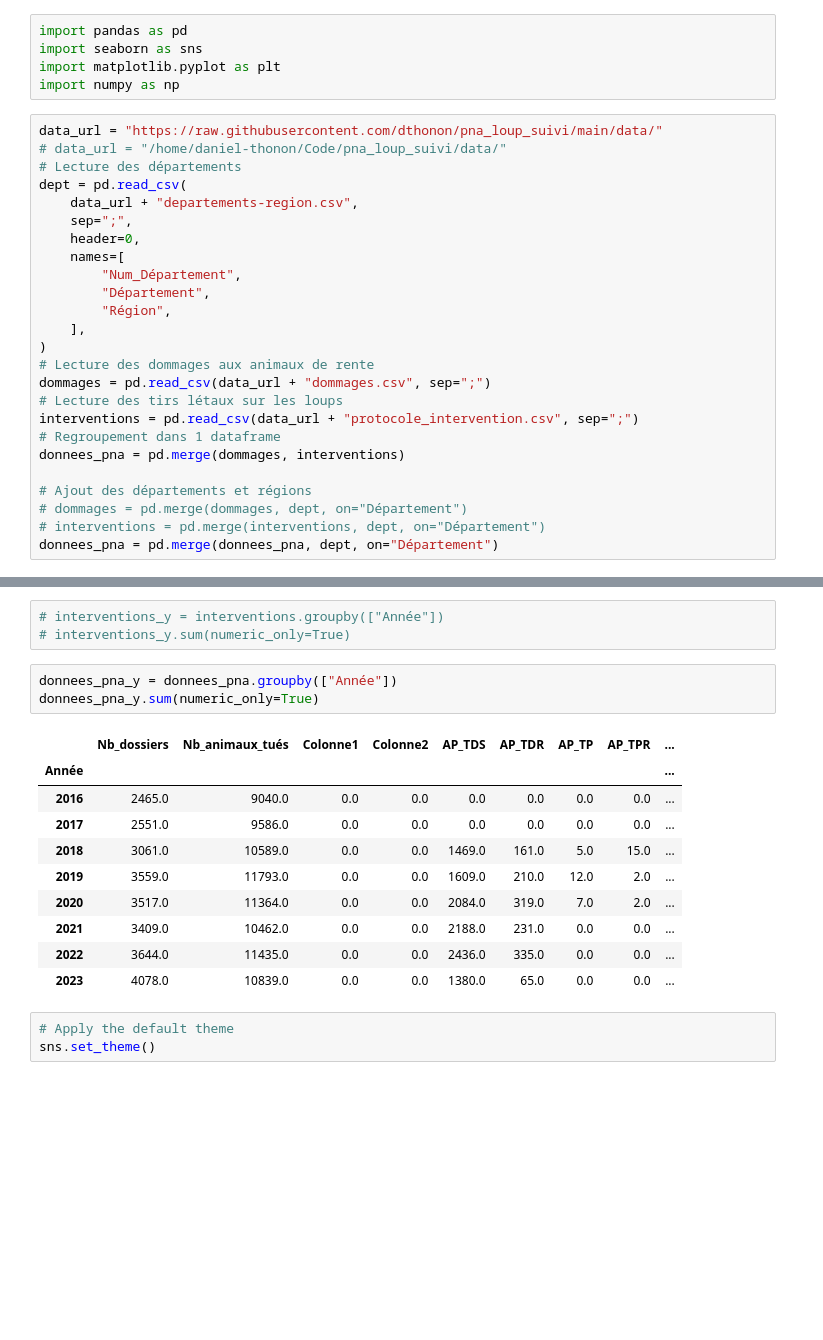
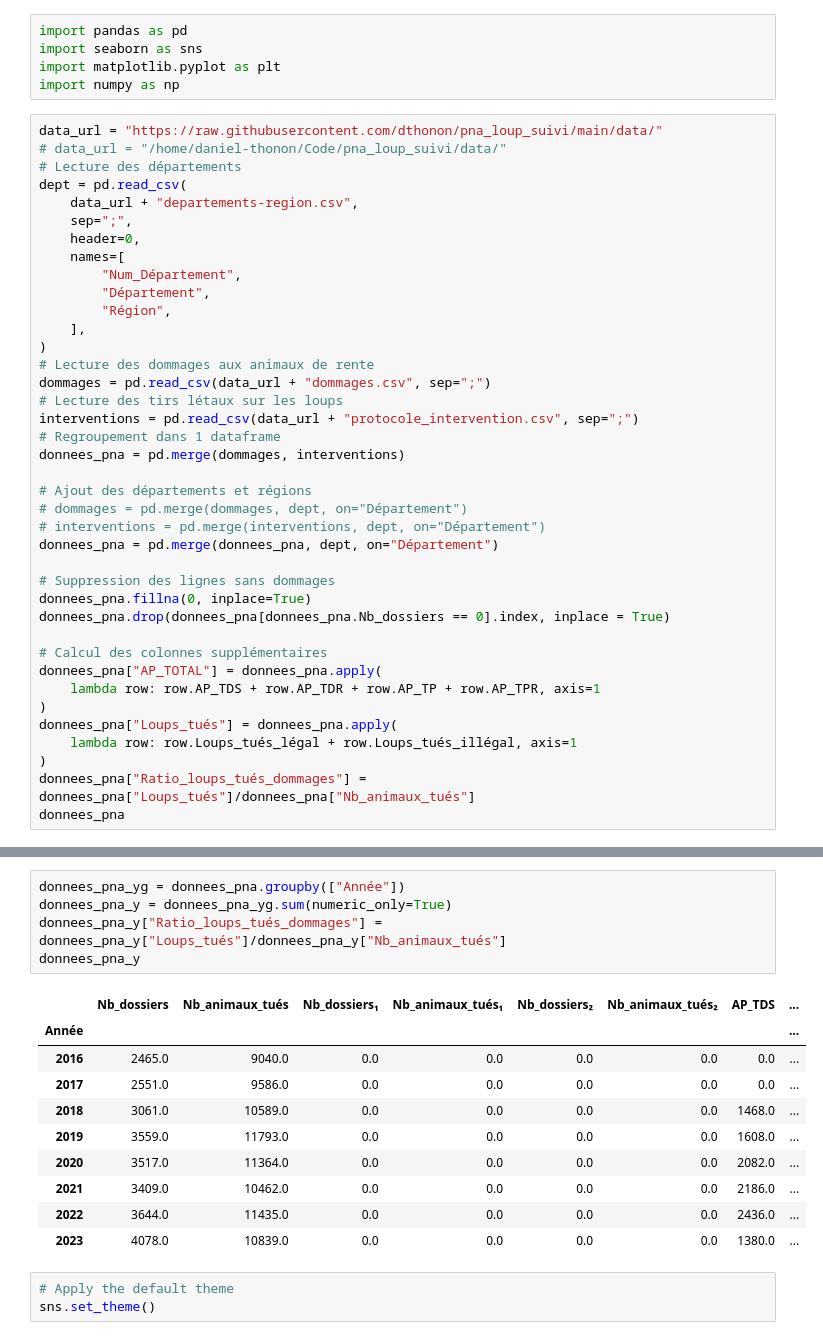
Before and after one commit to dthonon/pna_loup_suivi, a Jupyter notebook: notebook/Analyse_mortalité_loup.ipynb, the cells around one changed output, grey strips where cells are left out. Saved outputs shown, nothing was run; the diff lists cells and outputs as text; blank space fills up the shorter version.

```diff
--- a/notebook/Analyse_mortalité_loup.ipynb
+++ b/notebook/Analyse_mortalité_loup.ipynb
@@ -28,3 +28,17 @@ donnees_pna = pd.merge(dommages, interventions)
 # dommages = pd.merge(dommages, dept, on="Département")
 # interventions = pd.merge(interventions, dept, on="Département")
 donnees_pna = pd.merge(donnees_pna, dept, on="Département")
+
+# Suppression des lignes sans dommages
+donnees_pna.fillna(0, inplace=True)
+donnees_pna.drop(donnees_pna[donnees_pna.Nb_dossiers == 0].index, inplace = True)
+
+# Calcul des colonnes supplémentaires
+donnees_pna["AP_TOTAL"] = donnees_pna.apply(
+    lambda row: row.AP_TDS + row.AP_TDR + row.AP_TP + row.AP_TPR, axis=1
+)
+donnees_pna["Loups_tués"] = donnees_pna.apply(
+    lambda row: row.Loups_tués_légal + row.Loups_tués_illégal, axis=1
+)
+donnees_pna["Ratio_loups_tués_dommages"] = donnees_pna["Loups_tués"]/donnees_pna["Nb_animaux_tués"]
+donnees_pna
@@ -93,20 +96,19 @@ dommages_y.sum(numeric_only=True)
-# %%
-# interventions_y = interventions.groupby(["Année"])
-# interventions_y.sum(numeric_only=True)
 # %%
-donnees_pna_y = donnees_pna.groupby(["Année"])
-donnees_pna_y.sum(numeric_only=True)
+donnees_pna_yg = donnees_pna.groupby(["Année"])
+donnees_pna_y = donnees_pna_yg.sum(numeric_only=True)
+donnees_pna_y["Ratio_loups_tués_dommages"] = donnees_pna_y["Loups_tués"]/donnees_pna_y["Nb_animaux_tués"]
+donnees_pna_y
 # %% [output]
-|  | Nb_dossiers | Nb_animaux_tués | Colonne1 | Colonne2 | AP_TDS | AP_TDR | AP_TP | AP_TPR | ... |
-| Année |  |  |  |  |  |  |  |  | ... |
-| 2016 | 2465.0 | 9040.0 | 0.0 | 0.0 | 0.0 | 0.0 | 0.0 | 0.0 | ... |
-| 2017 | 2551.0 | 9586.0 | 0.0 | 0.0 | 0.0 | 0.0 | 0.0 | 0.0 | ... |
-| 2018 | 3061.0 | 10589.0 | 0.0 | 0.0 | 1469.0 | 161.0 | 5.0 | 15.0 | ... |
-| 2019 | 3559.0 | 11793.0 | 0.0 | 0.0 | 1609.0 | 210.0 | 12.0 | 2.0 | ... |
-| 2020 | 3517.0 | 11364.0 | 0.0 | 0.0 | 2084.0 | 319.0 | 7.0 | 2.0 | ... |
-| 2021 | 3409.0 | 10462.0 | 0.0 | 0.0 | 2188.0 | 231.0 | 0.0 | 0.0 | ... |
-| 2022 | 3644.0 | 11435.0 | 0.0 | 0.0 | 2436.0 | 335.0 | 0.0 | 0.0 | ... |
-| 2023 | 4078.0 | 10839.0 | 0.0 | 0.0 | 1380.0 | 65.0 | 0.0 | 0.0 | ... |
+|  | Nb_dossiers | Nb_animaux_tués | Nb_dossiers₁ | Nb_animaux_tués₁ | Nb_dossiers₂ | Nb_animaux_tués₂ | AP_TDS | ... |
+| Année |  |  |  |  |  |  |  | ... |
+| 2016 | 2465.0 | 9040.0 | 0.0 | 0.0 | 0.0 | 0.0 | 0.0 | ... |
+| 2017 | 2551.0 | 9586.0 | 0.0 | 0.0 | 0.0 | 0.0 | 0.0 | ... |
+| 2018 | 3061.0 | 10589.0 | 0.0 | 0.0 | 0.0 | 0.0 | 1468.0 | ... |
+| 2019 | 3559.0 | 11793.0 | 0.0 | 0.0 | 0.0 | 0.0 | 1608.0 | ... |
+| 2020 | 3517.0 | 11364.0 | 0.0 | 0.0 | 0.0 | 0.0 | 2082.0 | ... |
+| 2021 | 3409.0 | 10462.0 | 0.0 | 0.0 | 0.0 | 0.0 | 2186.0 | ... |
+| 2022 | 3644.0 | 11435.0 | 0.0 | 0.0 | 0.0 | 0.0 | 2436.0 | ... |
+| 2023 | 4078.0 | 10839.0 | 0.0 | 0.0 | 0.0 | 0.0 | 1380.0 | ... |
 # %%
 # Apply the default theme
 sns.set_theme()
```
Also changed, not shown: parts of 6 cells of this notebook.
